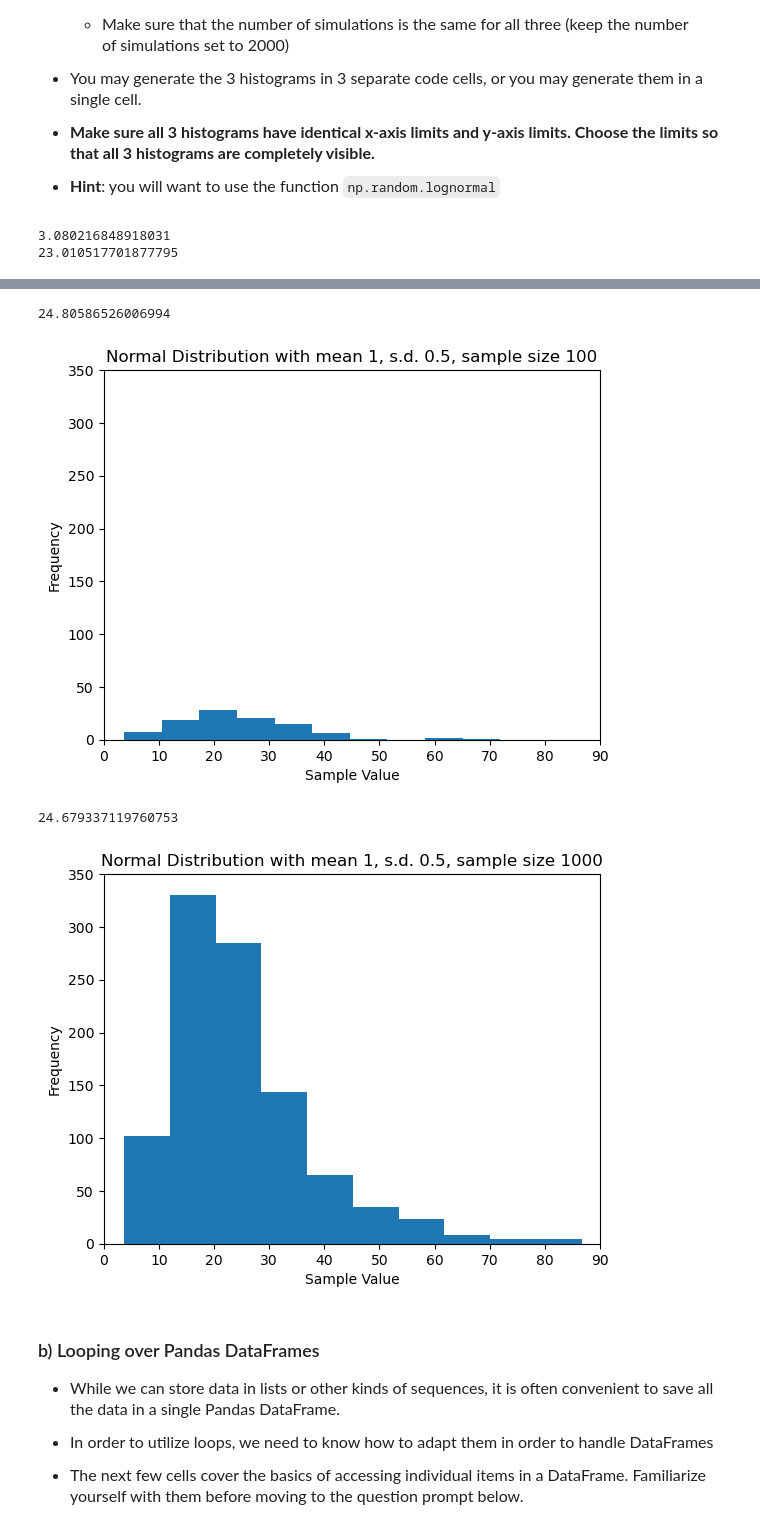
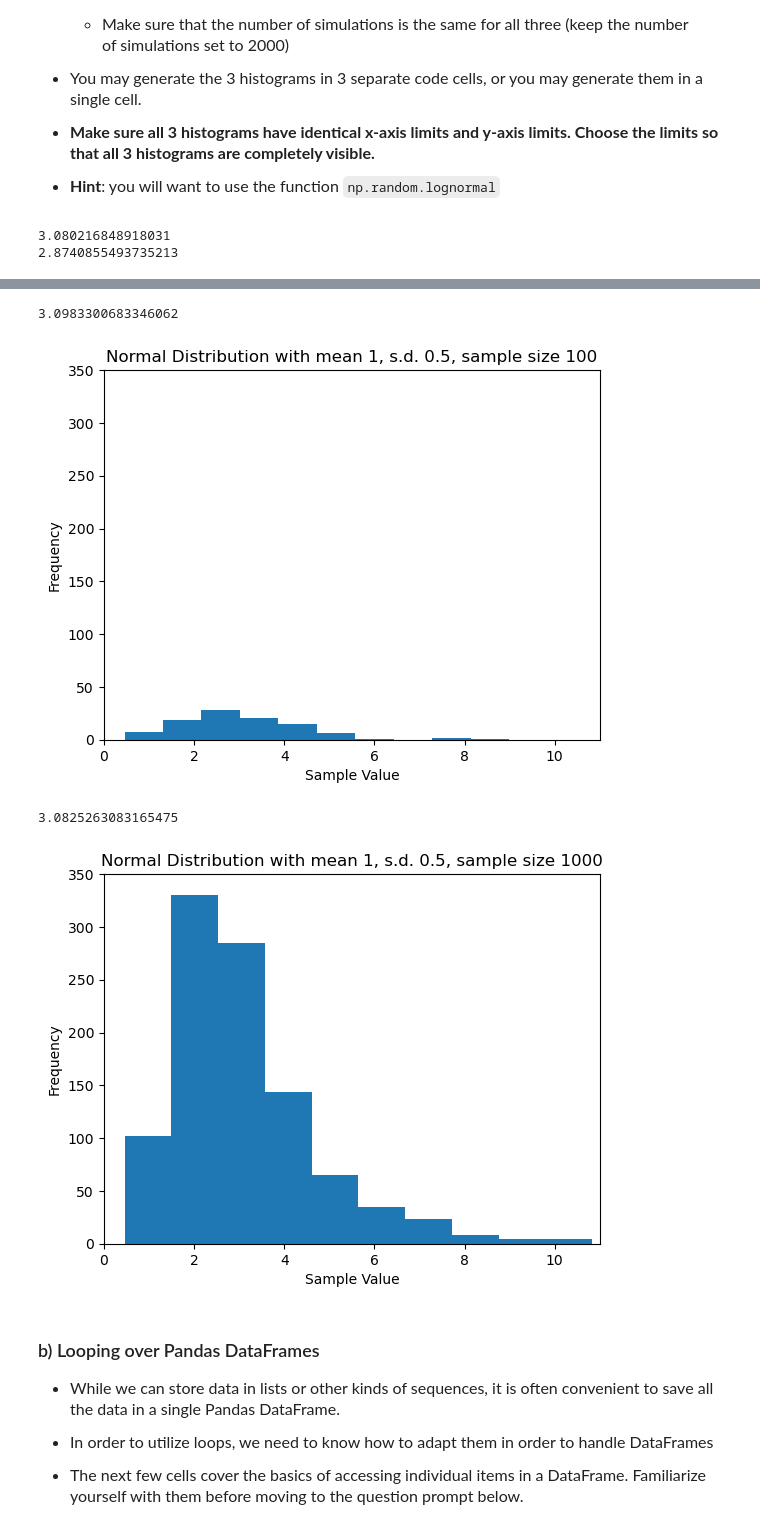
Before and after one commit to michael-hu732/datasci151spring2026, a Jupyter notebook: _assignments/assignment_5/Assignment5.ipynb, the cells around one changed output, grey strips where cells are left out. Cells and saved outputs as stored; diff of their text form; code cells hidden in the pictures.

```diff
--- a/_assignments/assignment_5/Assignment5.ipynb
+++ b/_assignments/assignment_5/Assignment5.ipynb
@@ -60,10 +60,10 @@ np.random.seed(1234) # set the seed for reproducibility
 num_simulations = 2000
 
 # perform simulations, create histogram
-log_normal_samples = np.random.lognormal(mean = mean, sigma = 0.5, size = 10)
+log_normal_samples = np.random.lognormal(mean = 1, sigma = 0.5, size = 10)
 print(log_normal_samples.mean())
 plt.hist(x = log_normal_samples)
-plt.xlim(0, 90)
+plt.xlim(0, 11)
 plt.ylim(0, 350)
 plt.title("Normal Distribution with mean 1, s.d. 0.5, sample size 10")
 plt.xlabel("Sample Value")
@@ -77,10 +77,10 @@ np.random.seed(1234) # set the seed for reproducibility
 num_simulations = 2000
 
 # perform simulations, create histogram
-log_normal_samples = np.random.lognormal(mean = mean, sigma = 0.5, size = 100)
+log_normal_samples = np.random.lognormal(mean = 1, sigma = 0.5, size = 100)
 print(log_normal_samples.mean())
 plt.hist(x = log_normal_samples)
-plt.xlim(0, 90)
+plt.xlim(0, 11)
 plt.ylim(0, 350)
 plt.title("Normal Distribution with mean 1, s.d. 0.5, sample size 100")
 plt.xlabel("Sample Value")
@@ -95,10 +95,10 @@ np.random.seed(1234) # set the seed for reproducibility
 num_simulations = 2000
 
 # perform simulations, create histogram
-log_normal_samples = np.random.lognormal(mean = mean, sigma = 0.5, size = 1000)
+log_normal_samples = np.random.lognormal(mean = 1, sigma = 0.5, size = 1000)
 print(log_normal_samples.mean())
 plt.hist(x = log_normal_samples)
-plt.xlim(0, 90)
+plt.xlim(0, 11)
 plt.ylim(0, 350)
 plt.title("Normal Distribution with mean 1, s.d. 0.5, sample size 1000")
 plt.xlabel("Sample Value")
@@ -106,4 +106,4 @@ plt.ylabel("Frequency")
 plt.show()
 # %% [output]
 3.080216848918031
-23.010517701877795
+2.8740855493735213
@@ -111,7 +111,7 @@ plt.show()
-24.80586526006994
+3.0983300683346062
-[figure, old version]
+[figure, new version]
-24.679337119760753
+3.0825263083165475
-[figure, old version]
+[figure, new version]
 # %% [markdown]
 ### b) Looping over Pandas DataFrames
 
```
Also changed, not shown: parts of 1 cell of this notebook.
